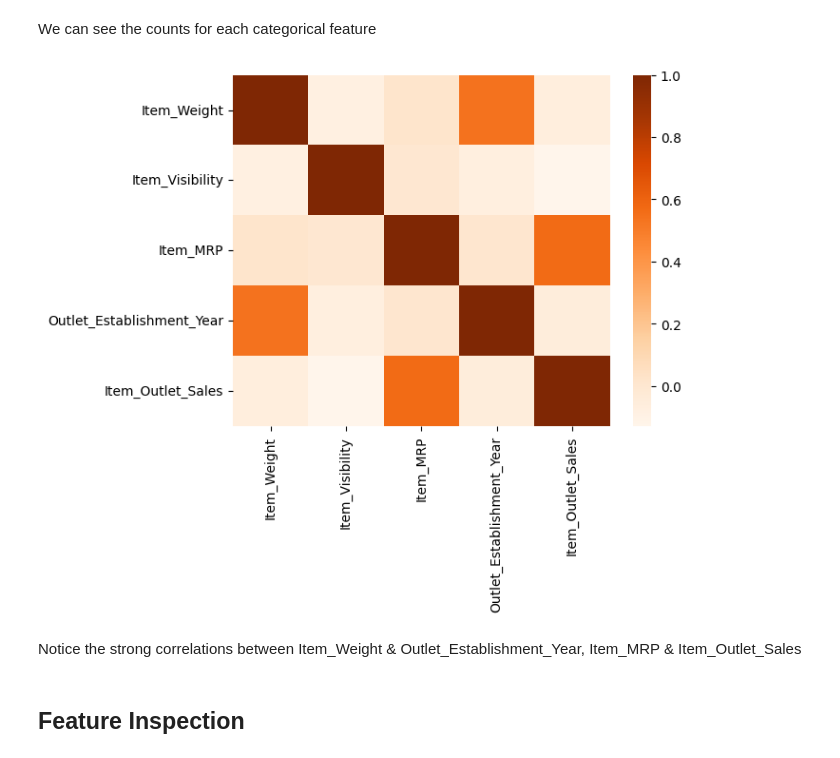
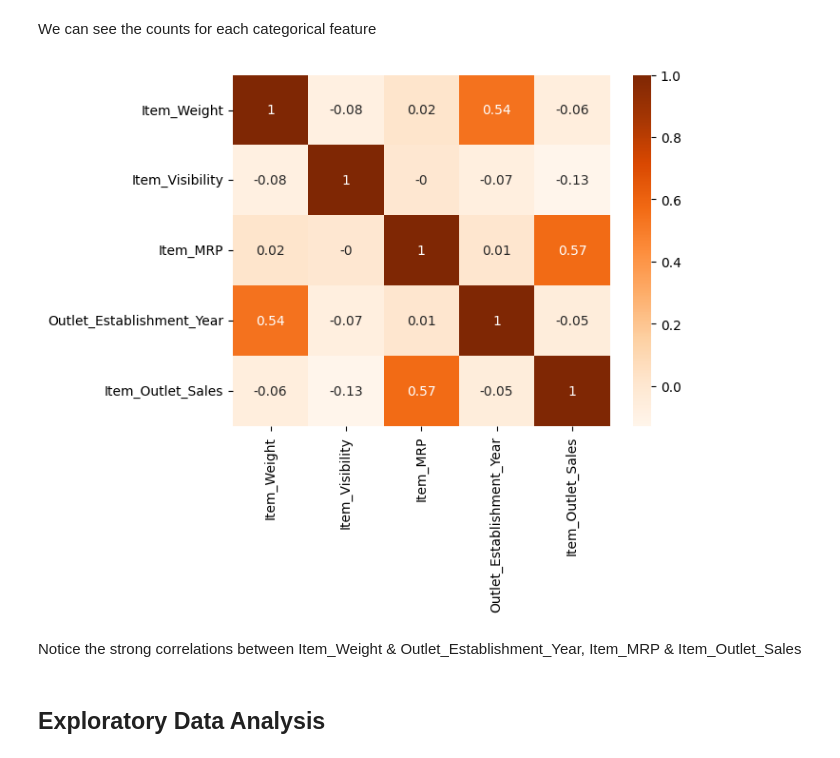
Before and after one commit to amd3897/Prediction-of-Product-Sales, a Jupyter notebook: Prediction_of_product_sales.ipynb, the cells around one changed output. Cells and saved outputs as stored; diff of their text form; code cells hidden in the pictures.

```diff
--- a/Prediction_of_product_sales.ipynb
+++ b/Prediction_of_product_sales.ipynb
@@ -269,10 +269,10 @@ We can see the counts for each categorical feature
 # %%
 # Heatmap to view the correlation between features
 corr = df.corr().round(2);
-ax = sns.heatmap(corr, cmap='Oranges');
+ax = sns.heatmap(corr, cmap='Oranges', annot=True);
 # %% [output]
-[figure, old version]
+[figure, new version]
 # %% [markdown]
 Notice the strong correlations between Item_Weight & Outlet_Establishment_Year, Item_MRP & Item_Outlet_Sales
-# %% [markdown]
-## Feature Inspection
+# %% [markdown]
+## Exploratory Data Analysis
```
Also changed, not shown: parts of 2 cells of this notebook.
